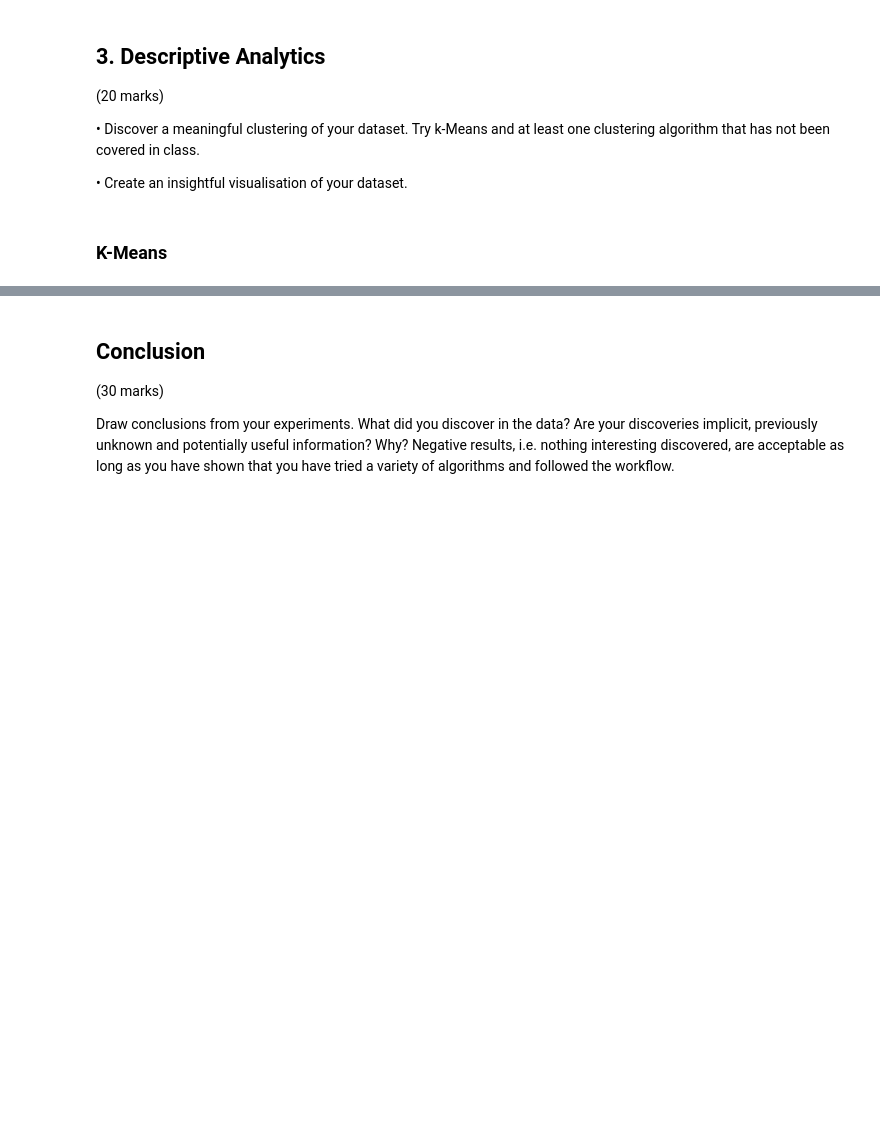
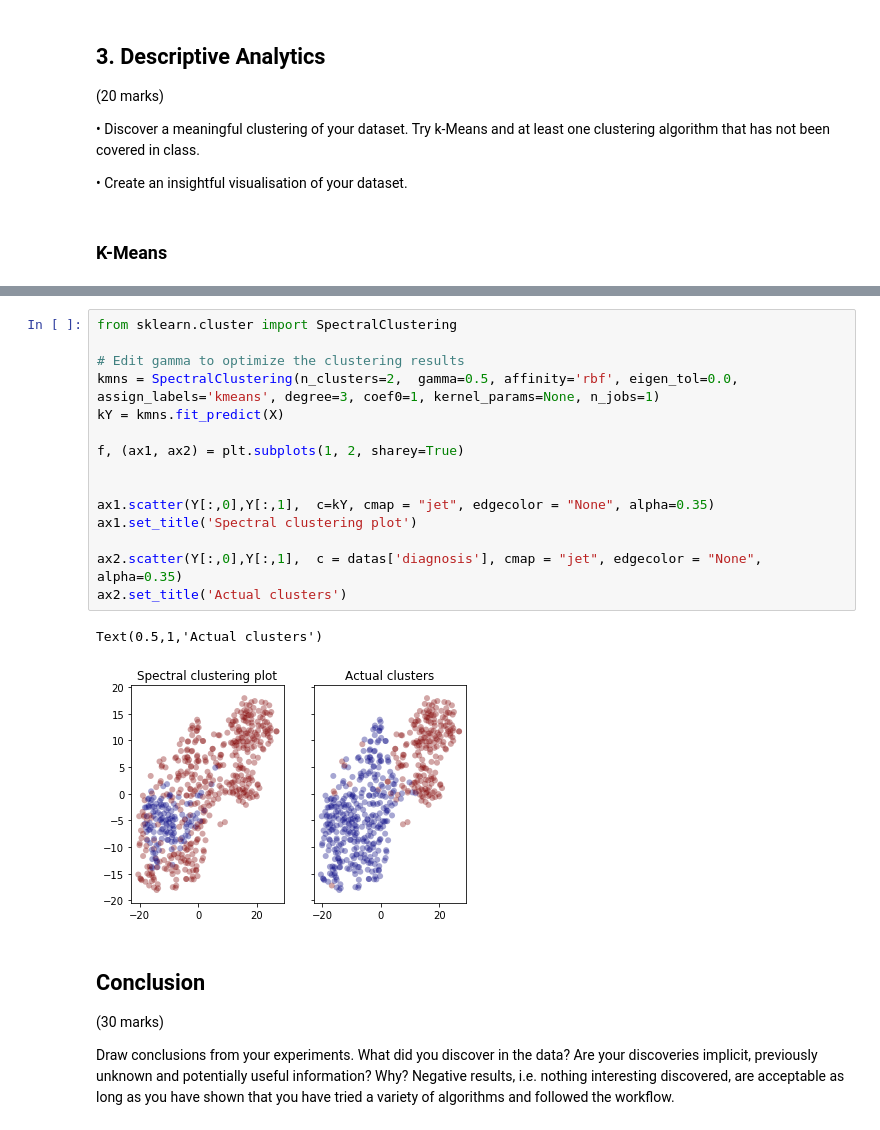
Before and after one commit to JonneyLloyd/data_mining, a Jupyter notebook: notebook.ipynb, the cells around one changed output, grey strips where cells are left out. Saved outputs shown, nothing was run; the diff lists cells and outputs as text; blank space fills up the shorter version.

```diff
--- a/notebook.ipynb
+++ b/notebook.ipynb
@@ -298,3 +390,21 @@ has not been covered in class.
+# %%
+from sklearn.cluster import SpectralClustering
+
+# Edit gamma to optimize the clustering results
+kmns = SpectralClustering(n_clusters=2,  gamma=0.5, affinity='rbf', eigen_tol=0.0, assign_labels='kmeans', degree=3, coef0=1, kernel_params=None, n_jobs=1)
+kY = kmns.fit_predict(X)
+
+f, (ax1, ax2) = plt.subplots(1, 2, sharey=True)
+
+
+ax1.scatter(Y[:,0],Y[:,1],  c=kY, cmap = "jet", edgecolor = "None", alpha=0.35)
+ax1.set_title('Spectral clustering plot')
+
+ax2.scatter(Y[:,0],Y[:,1],  c = datas['diagnosis'], cmap = "jet", edgecolor = "None", alpha=0.35)
+ax2.set_title('Actual clusters')
+# %% [output]
+Text(0.5,1,'Actual clusters')
+[figure, added]
 # %% [markdown]
 ## Conclusion
 (30 marks)
```
Also changed, not shown: parts of 16 cells of this notebook.
